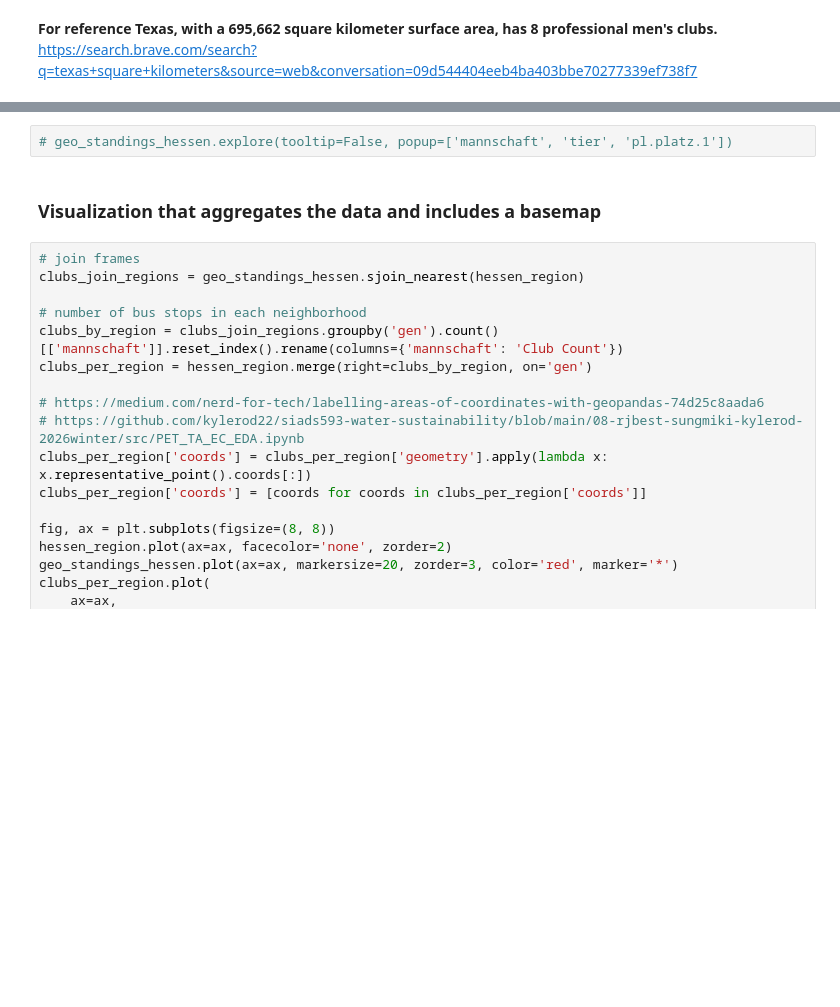
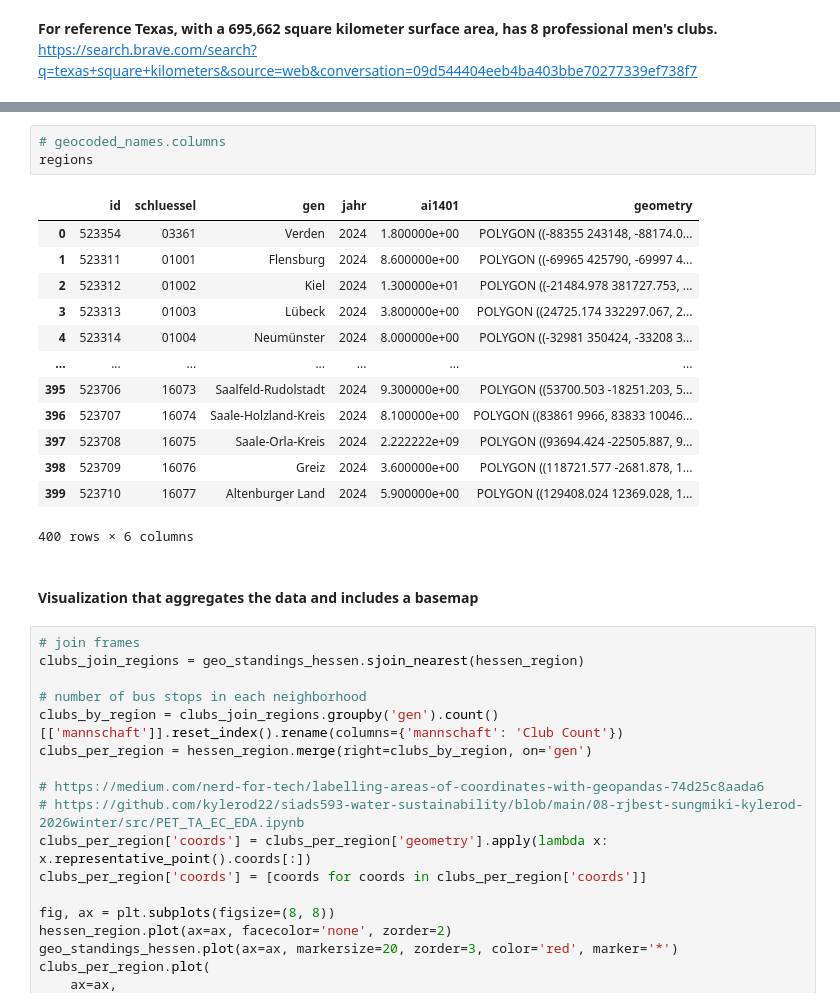
Before and after one commit to RandyNelsonJ/hessen_fussball, a Jupyter notebook: src/hessen_fussball/assignment4_part2.ipynb, the cells around one changed output, grey strips where cells are left out. Saved outputs shown, nothing was run; the diff lists cells and outputs as text; blank space fills up the shorter version.

```diff
--- a/src/hessen_fussball/assignment4_part2.ipynb
+++ b/src/hessen_fussball/assignment4_part2.ipynb
@@ -92,7 +85,22 @@ geocoded_names
-# %%
-# geo_standings_hessen.explore(tooltip=False, popup=['mannschaft', 'tier', 'pl.platz.1'])
+# %%
+# geocoded_names.columns
+regions
+# %% [output]
+|  | id | schluessel | gen | jahr | ai1401 | geometry |
+| 0 | 523354 | 03361 | Verden | 2024 | 1.800000e+00 | POLYGON ((-88355 243148, -88174.0... |
+| 1 | 523311 | 01001 | Flensburg | 2024 | 8.600000e+00 | POLYGON ((-69965 425790, -69997 4... |
+| 2 | 523312 | 01002 | Kiel | 2024 | 1.300000e+01 | POLYGON ((-21484.978 381727.753, ... |
+| 3 | 523313 | 01003 | Lübeck | 2024 | 3.800000e+00 | POLYGON ((24725.174 332297.067, 2... |
+| 4 | 523314 | 01004 | Neumünster | 2024 | 8.000000e+00 | POLYGON ((-32981 350424, -33208 3... |
+| ... | ... | ... | ... | ... | ... | ... |
+| 395 | 523706 | 16073 | Saalfeld-Rudolstadt | 2024 | 9.300000e+00 | POLYGON ((53700.503 -18251.203, 5... |
+| 396 | 523707 | 16074 | Saale-Holzland-Kreis | 2024 | 8.100000e+00 | POLYGON ((83861 9966, 83833 10046... |
+| 397 | 523708 | 16075 | Saale-Orla-Kreis | 2024 | 2.222222e+09 | POLYGON ((93694.424 -22505.887, 9... |
+| 398 | 523709 | 16076 | Greiz | 2024 | 3.600000e+00 | POLYGON ((118721.577 -2681.878, 1... |
+| 399 | 523710 | 16077 | Altenburger Land | 2024 | 5.900000e+00 | POLYGON ((129408.024 12369.028, 1... |
+400 rows × 6 columns
 # %% [markdown]
-### **Visualization that aggregates the data and includes a basemap**
+#### **Visualization that aggregates the data and includes a basemap**
 # %%
 # join frames
 clubs_join_regions = geo_standings_hessen.sjoin_nearest(hessen_region)
```
Also changed, not shown: parts of 4 cells of this notebook, 1 other file.
